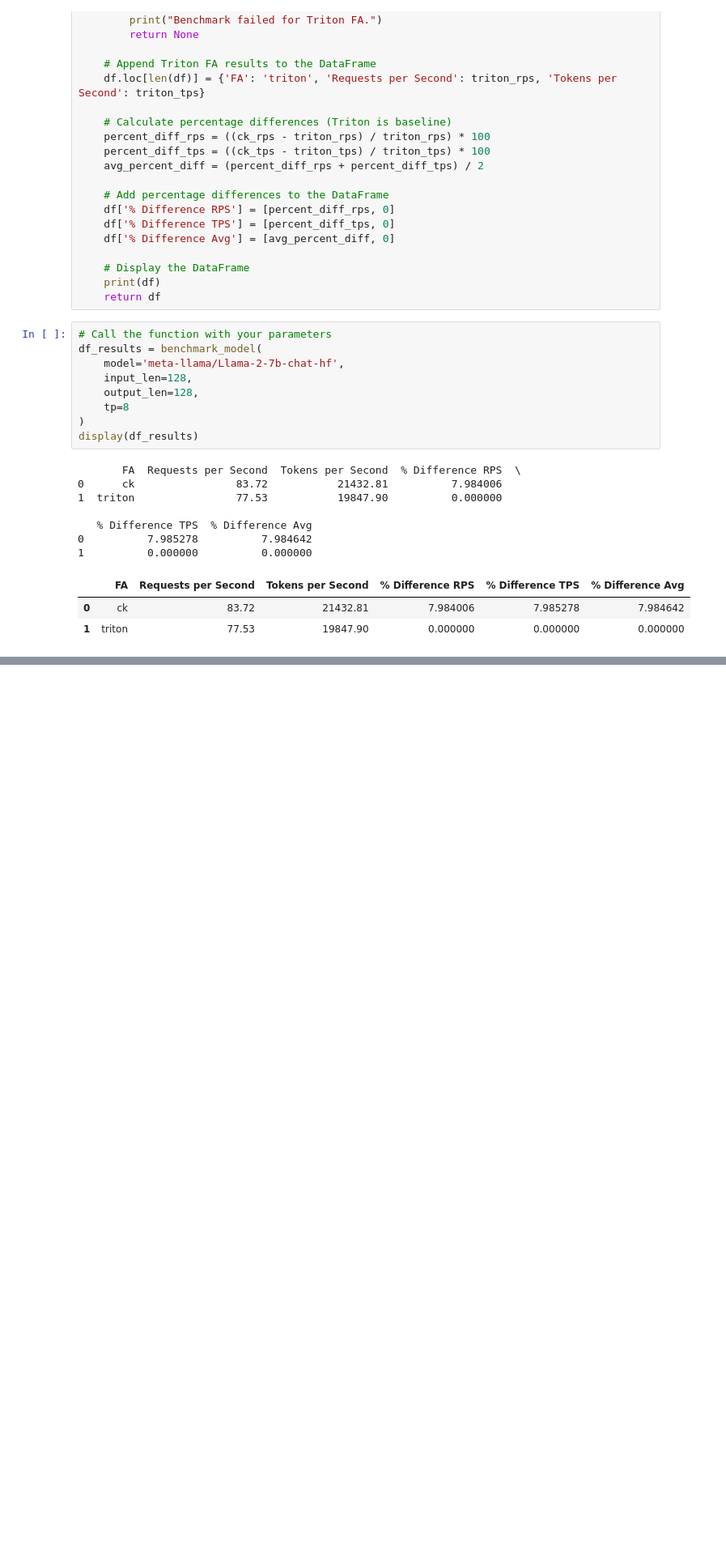
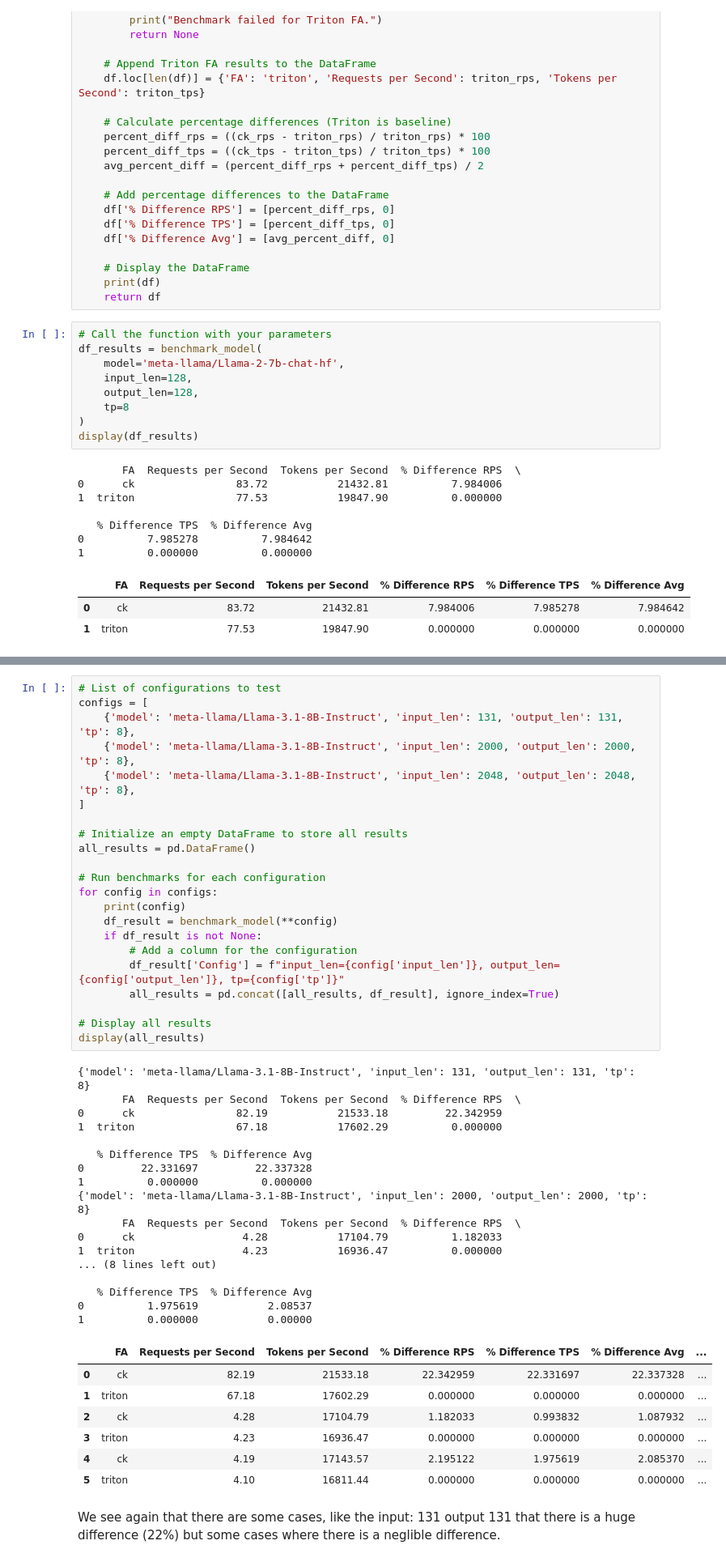
Before and after one commit to AUGMXNT/MI300-testing, a Jupyter notebook: inference-vllm-fa.ipynb, the cells around one changed output, grey strips where cells are left out. Shown: that part at 81% size. Drawn from its saved outputs; the diff is of its cells as text; blank space fills up the shorter version.

Commit message:
added docs, some more tests

```diff
--- a/inference-vllm-fa.ipynb
+++ b/inference-vllm-fa.ipynb
@@ -327,0 +361,49 @@ display(all_results)
+# %%
+# List of configurations to test
+configs = [
+    {'model': 'meta-llama/Llama-3.1-8B-Instruct', 'input_len': 131, 'output_len': 131, 'tp': 8},
+    {'model': 'meta-llama/Llama-3.1-8B-Instruct', 'input_len': 2000, 'output_len': 2000, 'tp': 8},
+    {'model': 'meta-llama/Llama-3.1-8B-Instruct', 'input_len': 2048, 'output_len': 2048, 'tp': 8},
+]
+
+# Initialize an empty DataFrame to store all results
+all_results = pd.DataFrame()
+
+# Run benchmarks for each configuration
+for config in configs:
+    print(config)
+    df_result = benchmark_model(**config)
+    if df_result is not None:
+        # Add a column for the configuration
+        df_result['Config'] = f"input_len={config['input_len']}, output_len={config['output_len']}, tp={config['tp']}"
+        all_results = pd.concat([all_results, df_result], ignore_index=True)
+
+# Display all results
+display(all_results)
+# %% [output]
+{'model': 'meta-llama/Llama-3.1-8B-Instruct', 'input_len': 131, 'output_len': 131, 'tp': 8}
+       FA  Requests per Second  Tokens per Second  % Difference RPS  \
+0      ck                82.19           21533.18         22.342959
+1  triton                67.18           17602.29          0.000000
+
+   % Difference TPS  % Difference Avg
+0         22.331697         22.337328
+1          0.000000          0.000000
+{'model': 'meta-llama/Llama-3.1-8B-Instruct', 'input_len': 2000, 'output_len': 2000, 'tp': 8}
+       FA  Requests per Second  Tokens per Second  % Difference RPS  \
+0      ck                 4.28           17104.79          1.182033
+1  triton                 4.23           16936.47          0.000000
+... (8 lines left out)
+
+   % Difference TPS  % Difference Avg
+0          1.975619           2.08537
+1          0.000000           0.00000
+|  | FA | Requests per Second | Tokens per Second | % Difference RPS | % Difference TPS | % Difference Avg | ... |
+| 0 | ck | 82.19 | 21533.18 | 22.342959 | 22.331697 | 22.337328 | ... |
+| 1 | triton | 67.18 | 17602.29 | 0.000000 | 0.000000 | 0.000000 | ... |
+| 2 | ck | 4.28 | 17104.79 | 1.182033 | 0.993832 | 1.087932 | ... |
+| 3 | triton | 4.23 | 16936.47 | 0.000000 | 0.000000 | 0.000000 | ... |
+| 4 | ck | 4.19 | 17143.57 | 2.195122 | 1.975619 | 2.085370 | ... |
+| 5 | triton | 4.10 | 16811.44 | 0.000000 | 0.000000 | 0.000000 | ... |
+# %% [markdown]
+We see again that there are some cases, like the input: 131 output 131 that there is a huge difference (22%) but some cases where there is a neglible difference.
```
Also changed, not shown: parts of 10 cells of this notebook.
